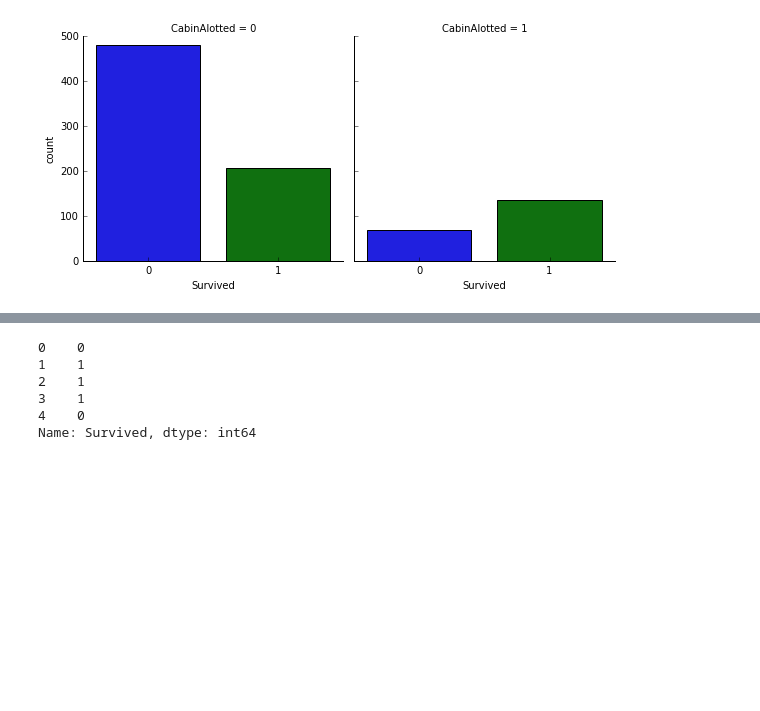
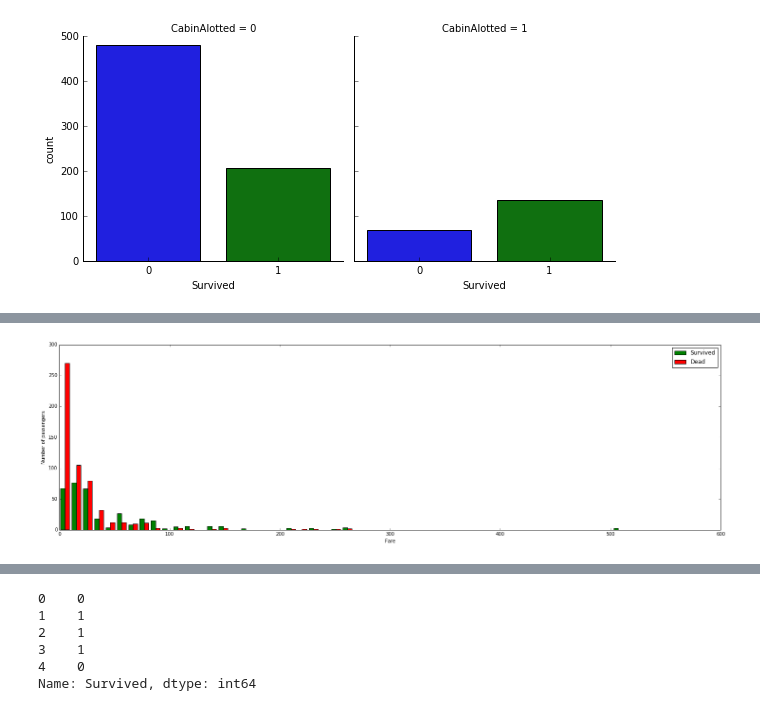
Before and after one commit to digitalelephant/KaggleSolutions, a Jupyter notebook: Titanic/Titanic.ipynb, the cells around one changed output, grey strips where cells are left out. Saved outputs shown, nothing was run; the diff lists cells and outputs as text; code cells hidden in the pictures; blank space fills up the shorter version.

```diff
--- a/Titanic/Titanic.ipynb
+++ b/Titanic/Titanic.ipynb
@@ -105,0 +127,12 @@ train['FamilySize'] = train['SibSp'] + train['Parch']
+# %%
+
+
+figure = plt.figure(figsize=(25, 7))
+plt.hist([train[train['Survived'] == 1]['Fare'], train[train['Survived'] == 0]['Fare']],
+         stacked=False, color = ['g','r'],
+         bins = 50, label = ['Survived','Dead'])
+plt.xlabel('Fare')
+plt.ylabel('Number of passengers')
+plt.legend();
+# %% [output]
+[figure, added]
```
Also changed, not shown: parts of 23 cells of this notebook, 2 other files.
